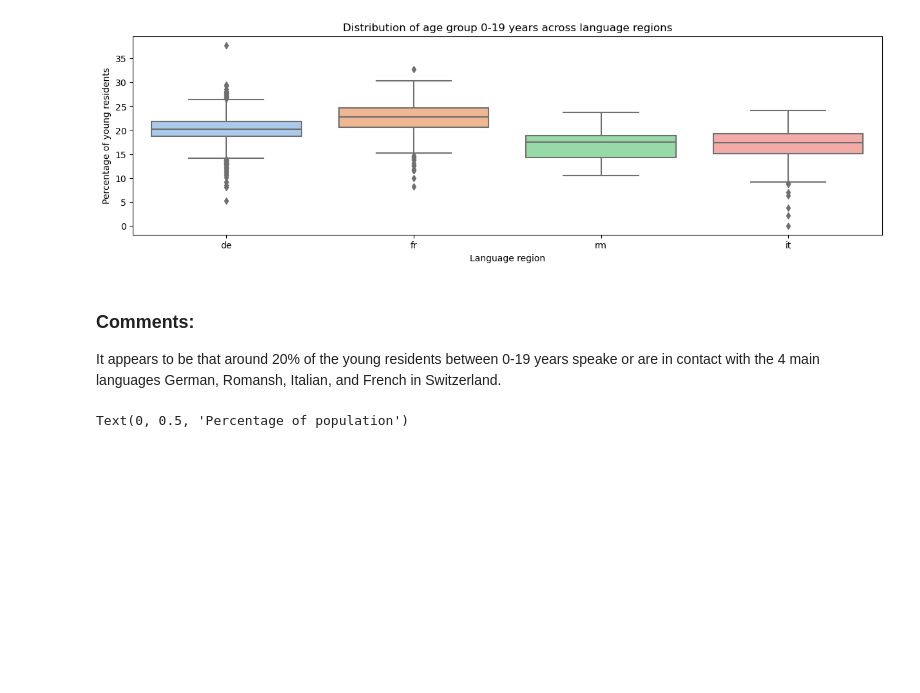
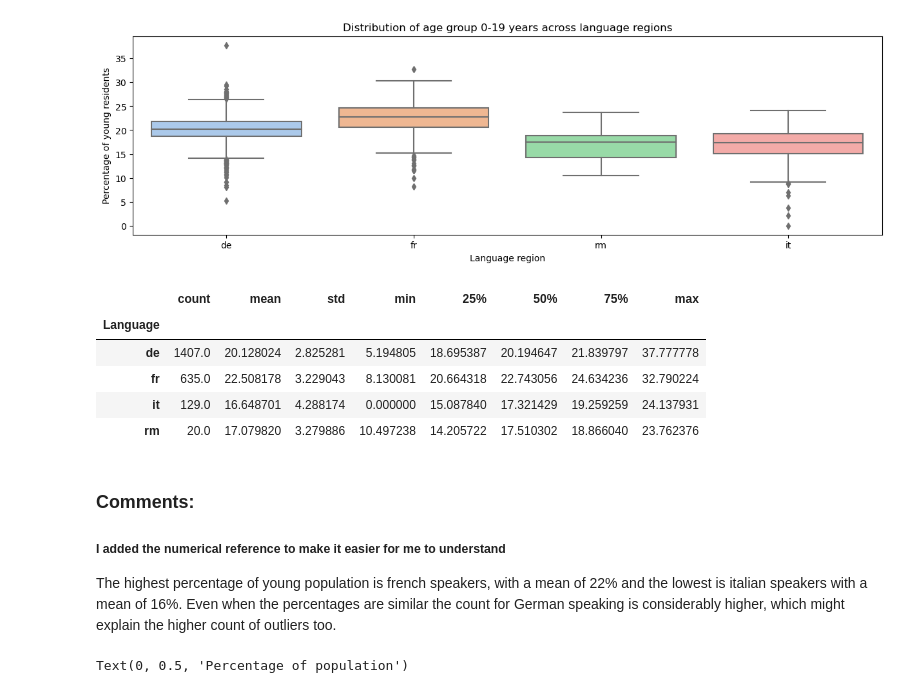
Before and after one commit to CarlosP333/Project-1, a Jupyter notebook: communes_solution.ipynb, the cells around one changed output. Drawn from its saved outputs; the diff is of its cells as text; code cells hidden in the pictures; blank space fills up the shorter version.

```diff
--- a/communes_solution.ipynb
+++ b/communes_solution.ipynb
@@ -269,9 +291,20 @@ plt.ylabel("Percentage of young residents")
 # %% [output]
 Text(0, 0.5, 'Percentage of young residents')
 [figure]
+# %%
+df.groupby("Language")["0-19 years"].describe()
+# %% [output]
+|  | count | mean | std | min | 25% | 50% | 75% | max |
+| Language |  |  |  |  |  |  |  |  |
+| de | 1407.0 | 20.128024 | 2.825281 | 5.194805 | 18.695387 | 20.194647 | 21.839797 | 37.777778 |
+| fr | 635.0 | 22.508178 | 3.229043 | 8.130081 | 20.664318 | 22.743056 | 24.634236 | 32.790224 |
+| it | 129.0 | 16.648701 | 4.288174 | 0.000000 | 15.087840 | 17.321429 | 19.259259 | 24.137931 |
+| rm | 20.0 | 17.079820 | 3.279886 | 10.497238 | 14.205722 | 17.510302 | 18.866040 | 23.762376 |
 # %% [markdown]
 ### Comments:
-It appears to be that around 20% of the young residents between 0-19 years speake or are in contact with the 4 main languages German, Romansh, Italian, and French in Switzerland.
+##### I added the numerical reference to make it easier for me to understand
+
+The highest percentage of young population is french speakers, with a mean of 22% and the lowest is italian speakers with a mean of 16%. Even when the percentages are similar the count for German speaking is considerably higher, which might explain the higher count of outliers too.
 # %%
 # 5 Distribution of the three age groups across language regions
 
```
Also changed, not shown: parts of 10 cells of this notebook.
